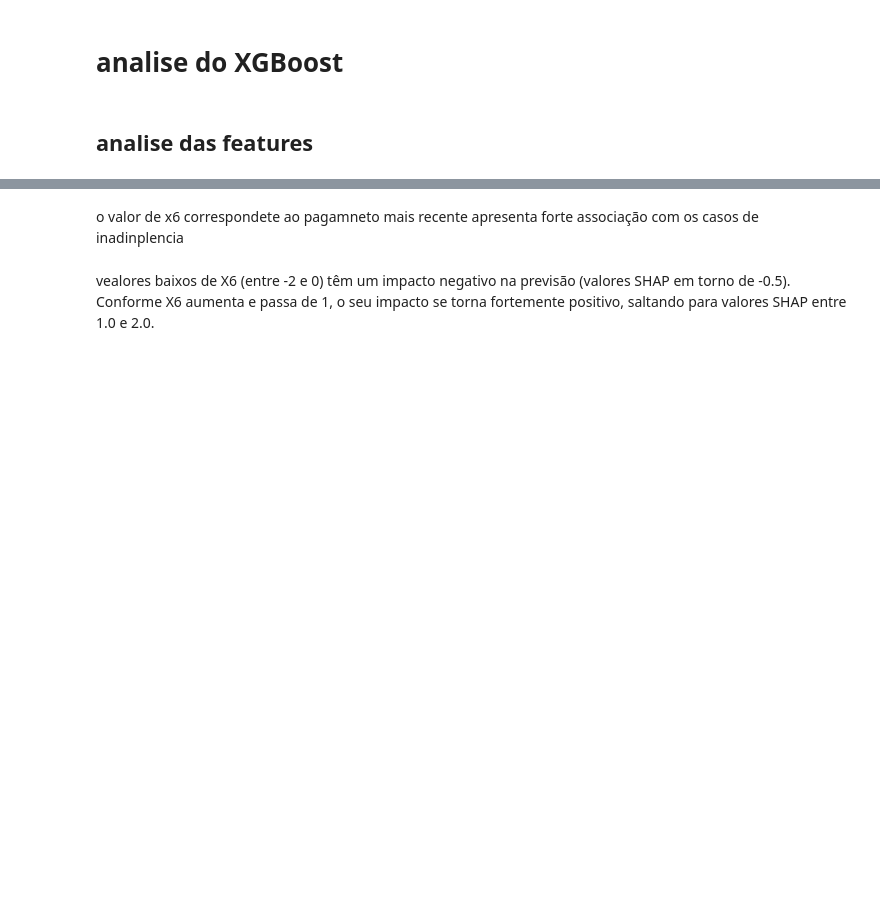
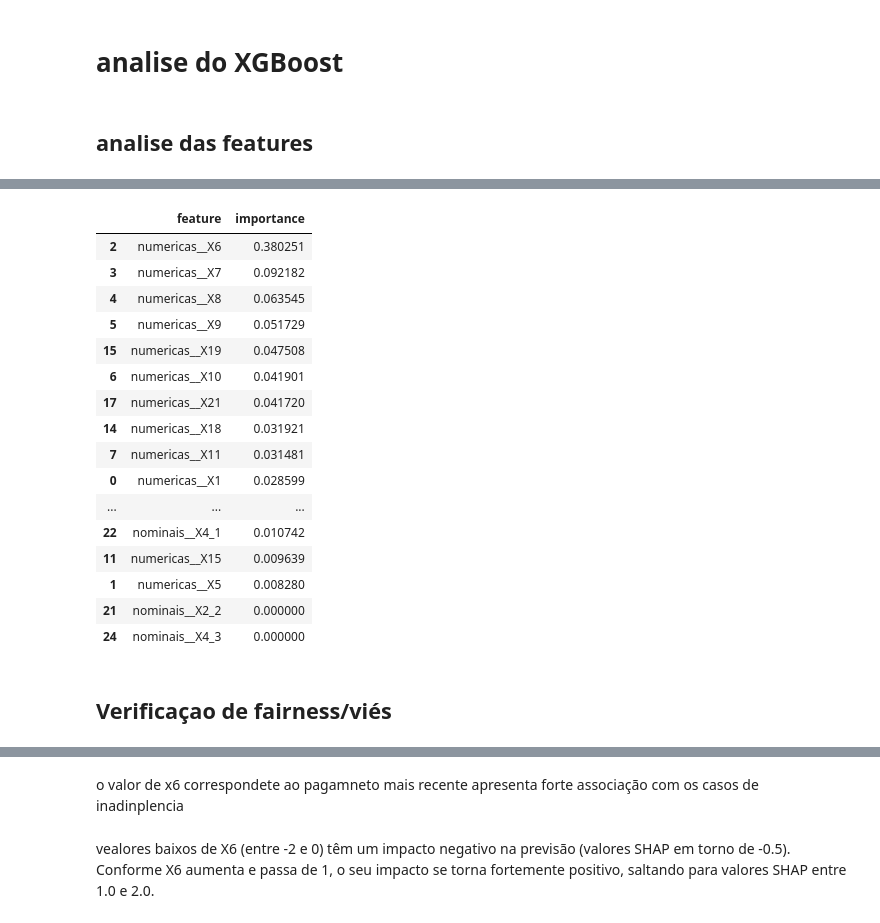
Before and after one commit to eduardo297/ML_Dataset_Inadimplencia, a Jupyter notebook: notebooks/pre_processamento.ipynb, the cells around one changed output, grey strips where cells are left out. Cells and saved outputs as stored; diff of their text form; code cells hidden in the pictures; blank space fills up the shorter version.

```diff
--- a/notebooks/pre_processamento.ipynb
+++ b/notebooks/pre_processamento.ipynb
@@ -469,11 +538,31 @@ plot_resumo_shap(shap_values, X_test_transformado, nomes_features, tipo=None)
 # %%
 importancias = modelo.feature_importances_
 
 df_importancia = pd.DataFrame({
     "feature": nomes_features,
     "importance": importancias
 })
 
 df_importancia = df_importancia.sort_values("importance", ascending=False)
 
-display(df_importancia.head(20))
+display(df_importancia.head(30))
+# %% [output]
+|  | feature | importance |
+| 2 | numericas__X6 | 0.380251 |
+| 3 | numericas__X7 | 0.092182 |
+| 4 | numericas__X8 | 0.063545 |
+| 5 | numericas__X9 | 0.051729 |
+| 15 | numericas__X19 | 0.047508 |
+| 6 | numericas__X10 | 0.041901 |
+| 17 | numericas__X21 | 0.041720 |
+| 14 | numericas__X18 | 0.031921 |
+| 7 | numericas__X11 | 0.031481 |
+| 0 | numericas__X1 | 0.028599 |
+| ... | ... | ... |
+| 22 | nominais__X4_1 | 0.010742 |
+| 11 | numericas__X15 | 0.009639 |
+| 1 | numericas__X5 | 0.008280 |
+| 21 | nominais__X2_2 | 0.000000 |
+| 24 | nominais__X4_3 | 0.000000 |
+# %% [markdown]
+## Verificaçao de **fairness/viés**
```
Also changed, not shown: parts of 10 cells of this notebook, 2 other files.
